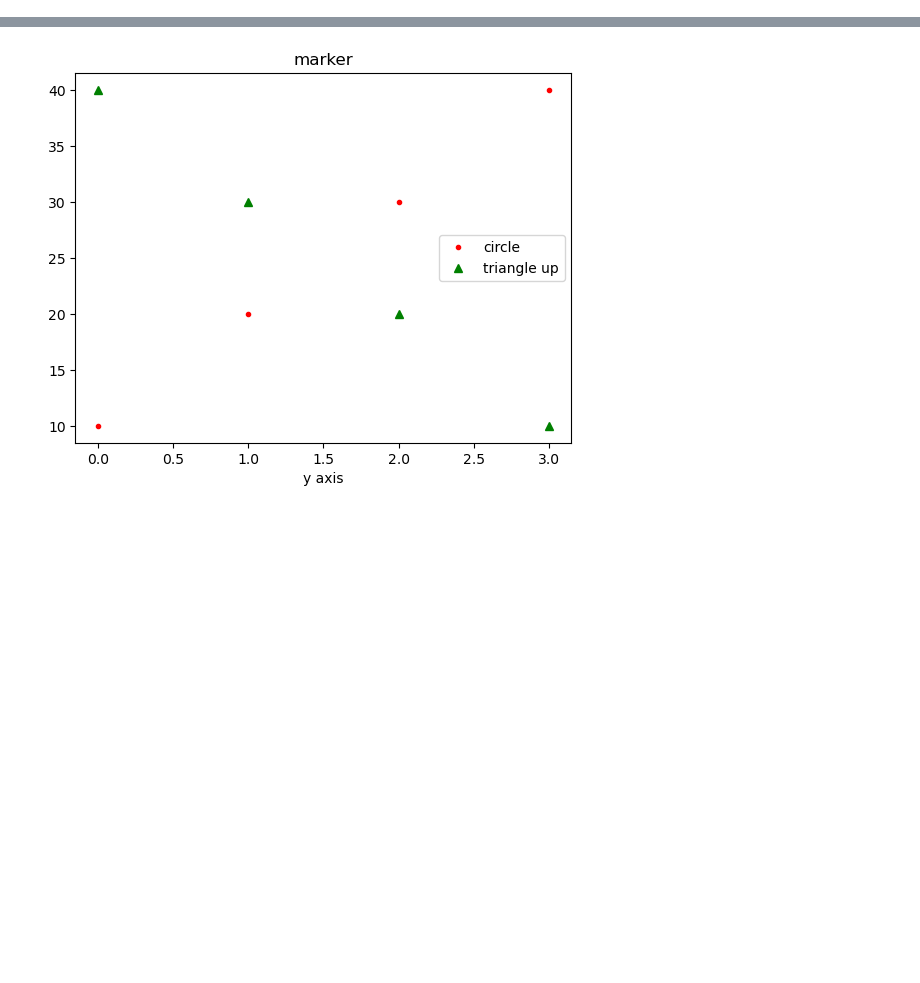
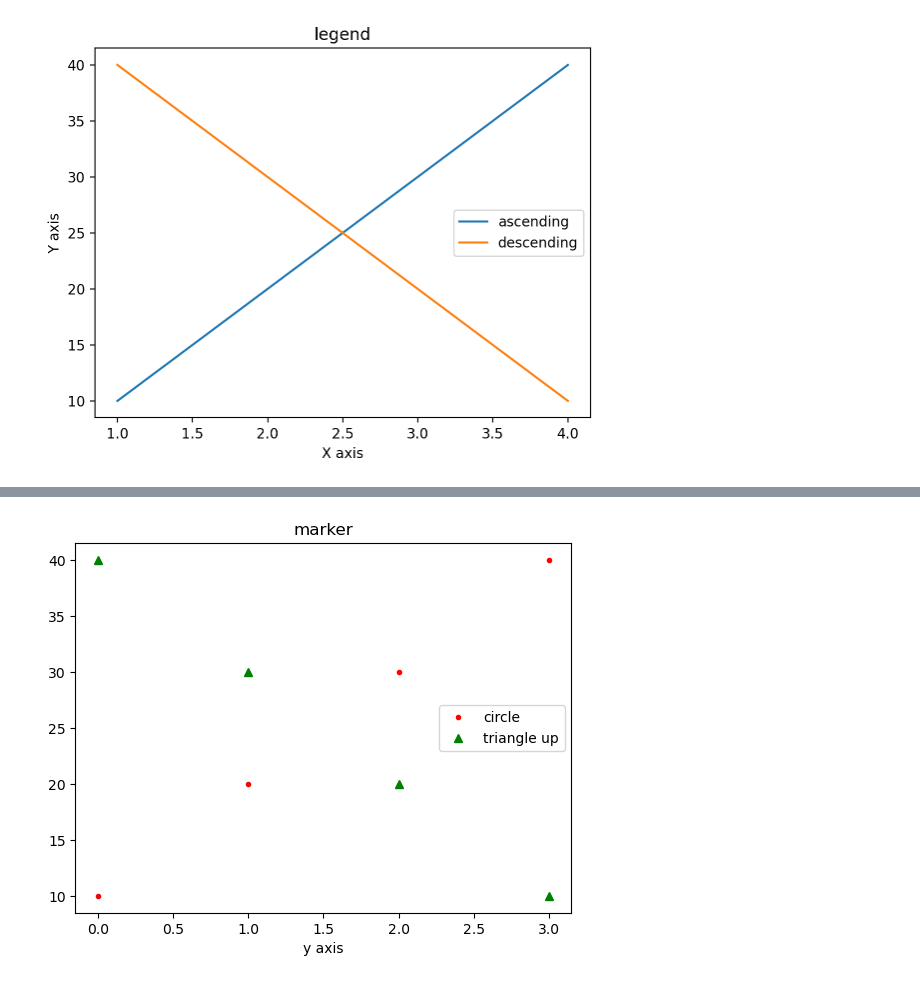
Before and after one commit to Jinseok2419342/2024-intro-DA-code, a Jupyter notebook: w07-matplotlib-middle.ipynb, the cells around one changed output, grey strips where cells are left out. Cells and saved outputs as stored; diff of their text form; code cells hidden in the pictures; blank space fills up the shorter version.

```diff
--- a/w07-matplotlib-middle.ipynb
+++ b/w07-matplotlib-middle.ipynb
@@ -0,0 +75,13 @@
+# %%
+import matplotlib.pyplot as plt
+
+plt.plot([1, 2, 3, 4], [10, 20, 30, 40], label='ascending')
+plt.plot([1, 2, 3, 4], [40, 30, 20, 10], label='descending')
+
+plt.title('legend')
+plt.xlabel('X axis')
+plt.ylabel('Y axis')
+plt.legend()
+plt.show()
+# %% [output]
+[figure, added]
```
Also changed, not shown: parts of 16 cells of this notebook.
